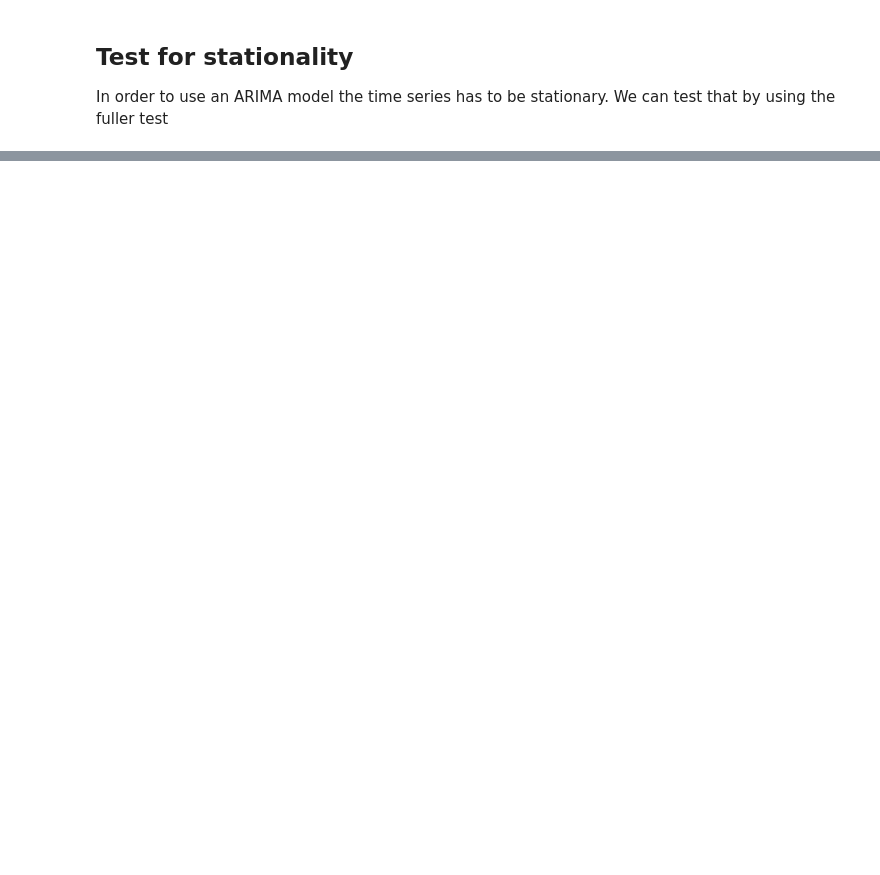
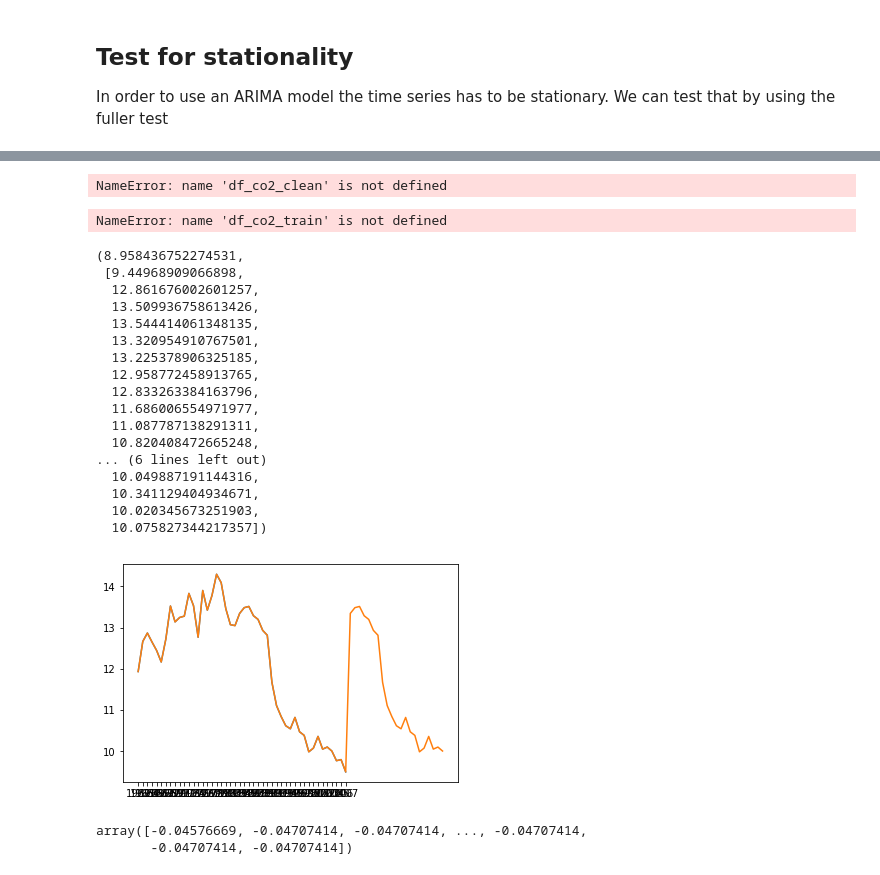
Before and after one commit to robinleoknauth/time_series_project, a Jupyter notebook: carbon_emissions_EDA.ipynb, the cells around one changed output, grey strips where cells are left out. Cells and saved outputs as stored; diff of their text form; code cells hidden in the pictures; blank space fills up the shorter version.

```diff
--- a/carbon_emissions_EDA.ipynb
+++ b/carbon_emissions_EDA.ipynb
@@ -278,8 +330,8 @@ df_ratios_train.tail()
 # %% [markdown]
 ## Plotting the co2 emissions per capita / gdp per capita ratios for all coutries
 # %%
-# for country in df_ratios_train.columns:
+for country in df_ratios_train.columns:
 
-#     series = df_ratios_train[country]
-#     series.plot(title = country)
-#     plt.show()
+    series = df_ratios_train[country]
+    series.plot(title = country)
+    plt.show()
@@ -846,0 +578,9 @@ df_urban_transpose.to_pickle('urban_transpose.pkl')
+# %%
+years_train = list(range(1962, 1983))
+df_co2_train = df_co2_clean[[c for c in df_co2_clean.columns if int(c) in years_train]]
+# %% [output]
+NameError: name 'df_co2_clean' is not defined
+# %%
+years_val = list(range(1984, 2005))
+df_co2_val = df_co2_clean[[c for c in df_co2_clean.columns if int(c) in years_val]]
+df_co2_train_val = df_co2_train = df_co2_clean.iloc[:, :-5]
@@ -846,0 +593,41 @@ df_urban_transpose.to_pickle('urban_transpose.pkl')
+# %%
+def make_window_refitting_model( country = 'Germany', df_train = df_co2_train, df_val = df_co2_val, p = 0, d = 0 , q = 0 ):
+    predictions = []
+
+    df = list(df_train.loc[country])
+#     res_df = df_train.loc[country]
+    for el in list(df_val.loc[country]):
+        model = ARIMA(df, order=(p,d,q)).fit()
+        pred = model.forecast()[0][0]
+        predictions.append(pred)
+        df.append(el)
+
+#     plt.plot(df_co2_train_val.loc[country])
+    plt.plot(df)
+    RMSE = calc_RMSE(df_val,np.array(predictions))
+#     print(df)
+#     print(predictions)
+    return RMSE, predictions
+# %% [output]
+NameError: name 'df_co2_train' is not defined
+# %%
+make_window_refitting_model(country = 'Germany', df_train = df_co2_train, df_val = df_co2_val, p = 0, d = 1, q = 1)
+# %% [output]
+(8.958436752274531,
+ [9.44968909066898,
+  12.861676002601257,
+  13.509936758613426,
+  13.544414061348135,
+  13.320954910767501,
+  13.225378906325185,
+  12.958772458913765,
+  12.833263384163796,
+  11.686006554971977,
+  11.087787138291311,
+  10.820408472665248,
+... (6 lines left out)
+  10.049887191144316,
+  10.341129404934671,
+  10.020345673251903,
+  10.075827344217357])
+[figure, added]
@@ -846,0 +640,5 @@ df_urban_transpose.to_pickle('urban_transpose.pkl')
+# %%
+preds
+# %% [output]
+array([-0.04576669, -0.04707414, -0.04707414, ..., -0.04707414,
+       -0.04707414, -0.04707414])
```
Also changed, not shown: parts of 97 cells of this notebook, 3 other files.
